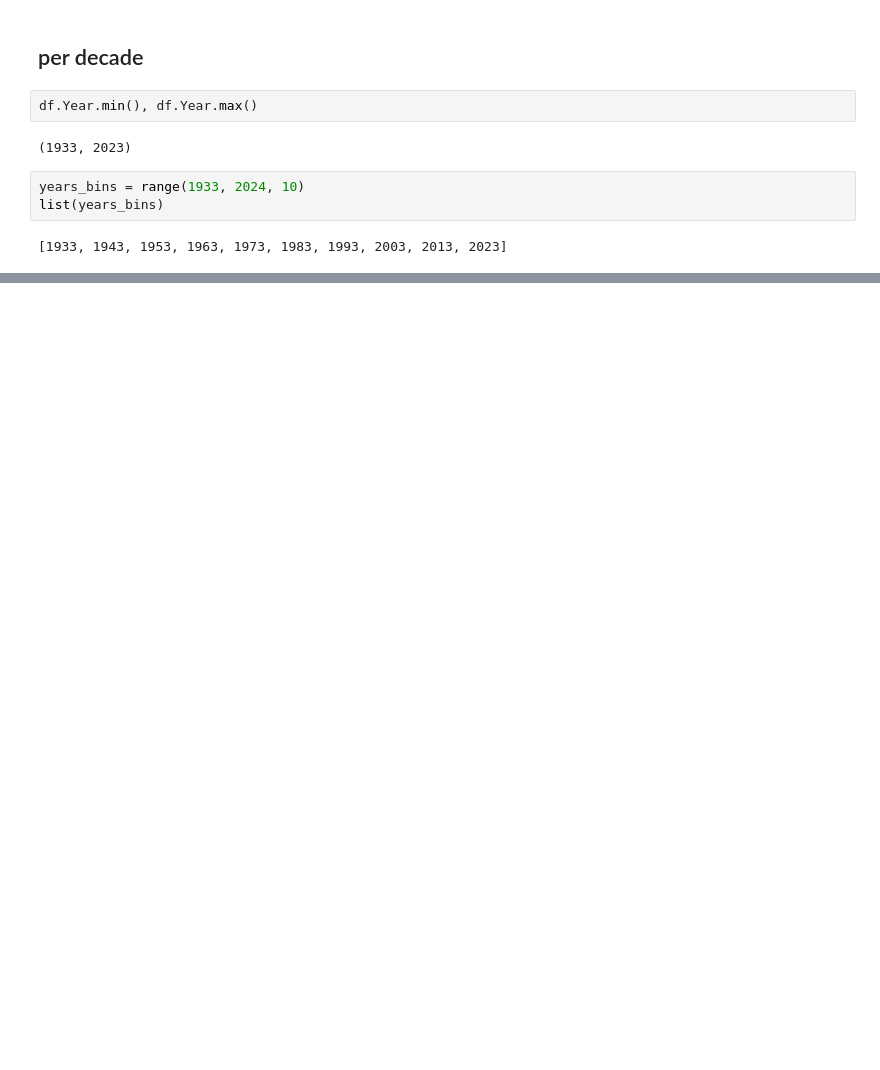
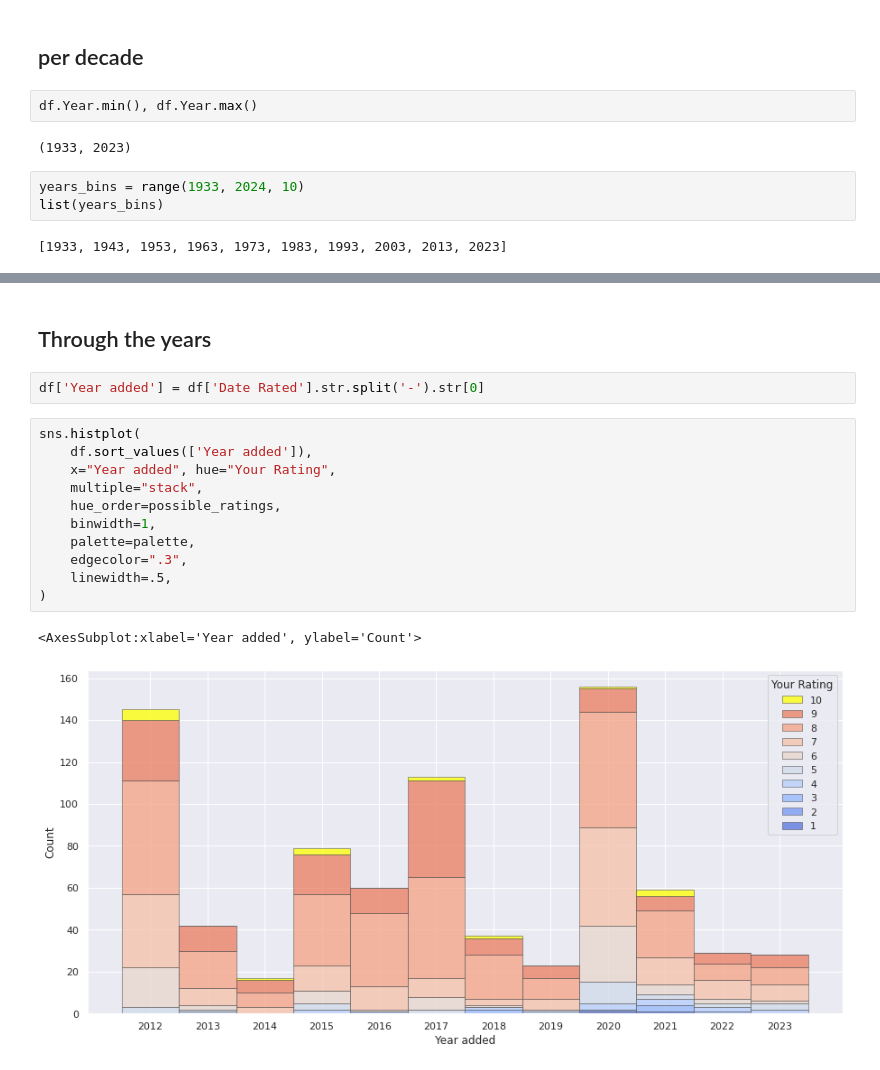
Before and after one commit to Siliam/data_science_artificial_intelligence, a Jupyter notebook: IMDB/IMDB.ipynb, the cells around one changed output, grey strips where cells are left out. Cells and saved outputs as stored; diff of their text form; blank space fills up the shorter version.

```diff
--- a/IMDB/IMDB.ipynb
+++ b/IMDB/IMDB.ipynb
@@ -556,0 +498,18 @@ nx.draw_networkx_edge_labels(G,node_positions,edge_labels=labels)
+# %% [markdown]
+## Through the years
+# %%
+df['Year added'] = df['Date Rated'].str.split('-').str[0]
+# %%
+sns.histplot(
+    df.sort_values(['Year added']),
+    x="Year added", hue="Your Rating",
+    multiple="stack",
+    hue_order=possible_ratings,
+    binwidth=1,
+    palette=palette,
+    edgecolor=".3",
+    linewidth=.5,
+)
+# %% [output]
+<AxesSubplot:xlabel='Year added', ylabel='Count'>
+[figure, added]
```
Also changed, not shown: parts of 72 cells of this notebook, 6 other files.
